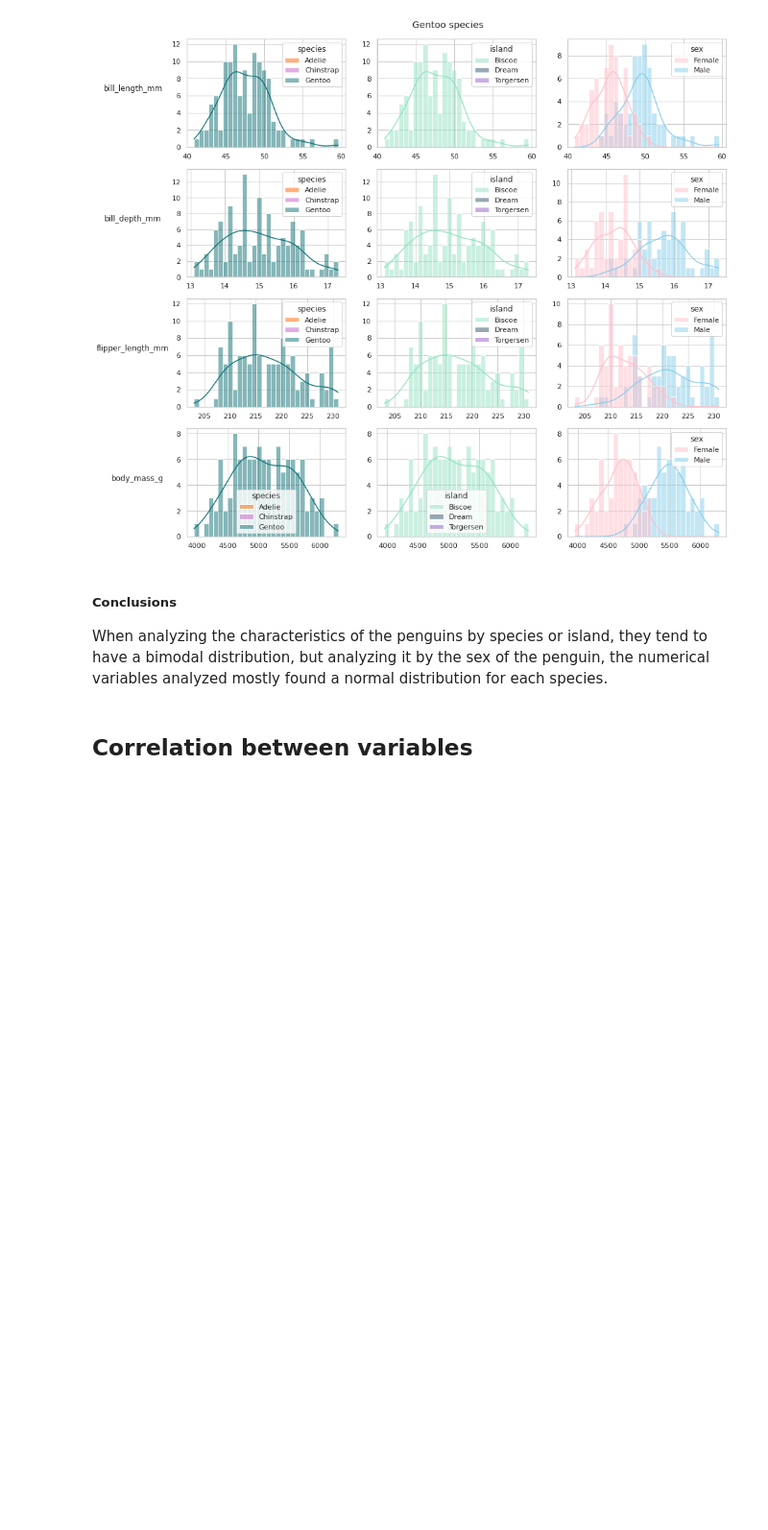
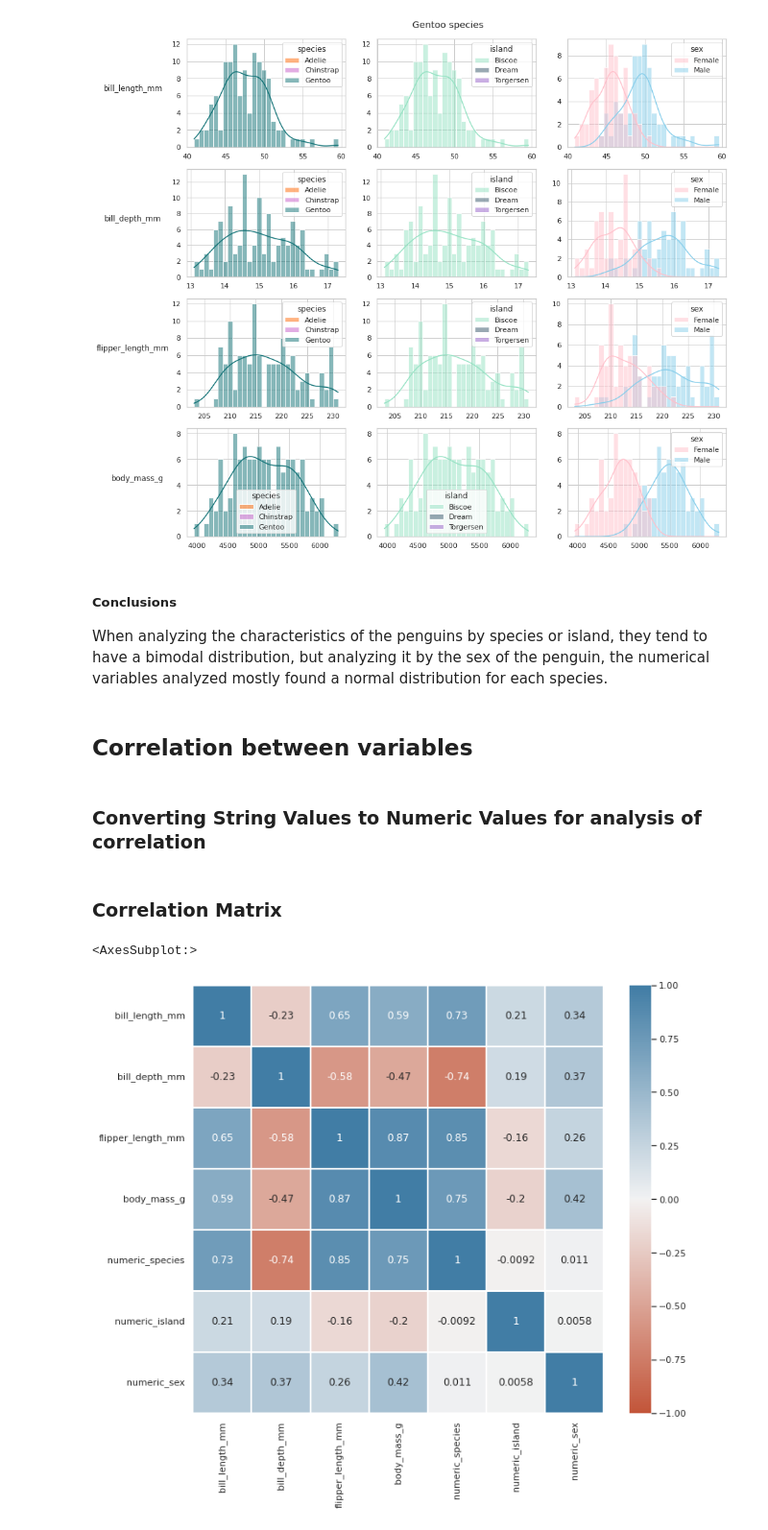
Before and after one commit to mazzaroli/EDA, a Jupyter notebook: personal-project/notebook.ipynb, the cells around one changed output. Shown at 96% size. Saved outputs shown, nothing was run; the diff lists cells and outputs as text; code cells hidden in the pictures; blank space fills up the shorter version.

Commit message:
corr

```diff
--- a/personal-project/notebook.ipynb
+++ b/personal-project/notebook.ipynb
@@ -603,3 +603,24 @@ plt.subplots_adjust(top=0.95);
 When analyzing the characteristics of the penguins by species or island, they tend to have a bimodal distribution, but analyzing it by the sex of the penguin, the numerical variables analyzed mostly found a normal distribution for each species.
 # %% [markdown]
 ## Correlation between variables
+# %% [markdown]
+### Converting String Values to Numeric Values for analysis of correlation
+# %%
+df2 = (df2.assign(numeric_species = lambda df: df.species.replace(['Adelie', 'Chinstrap', 'Gentoo'],[0,1,2])))
+df2 = (df2.assign(numeric_island = lambda df: df.island.replace(['Torgersen', 'Biscoe', 'Dream'],[0,1,2])))
+df2 = (df2.assign(numeric_sex = lambda df: df.sex.replace(['Male', 'Female'],[1,0])))
+# %% [markdown]
+### Correlation Matrix
+# %%
+sns.heatmap(
+    df2.corr(),
+    annot=True,
+    vmax=1,
+    vmin=-1,
+    center=0,
+    linewidths=.2,
+    cmap=sns.diverging_palette(20,238, as_cmap=True),
+    )
+# %% [output]
+<AxesSubplot:>
+[figure, added]
```
Also changed, not shown: parts of 1 cell of this notebook.
